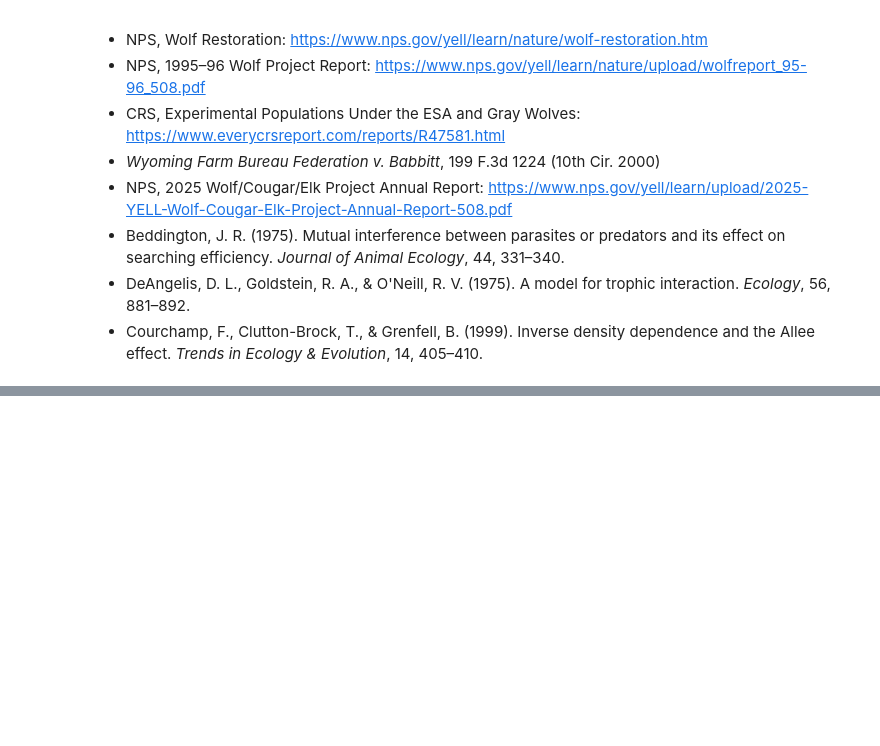
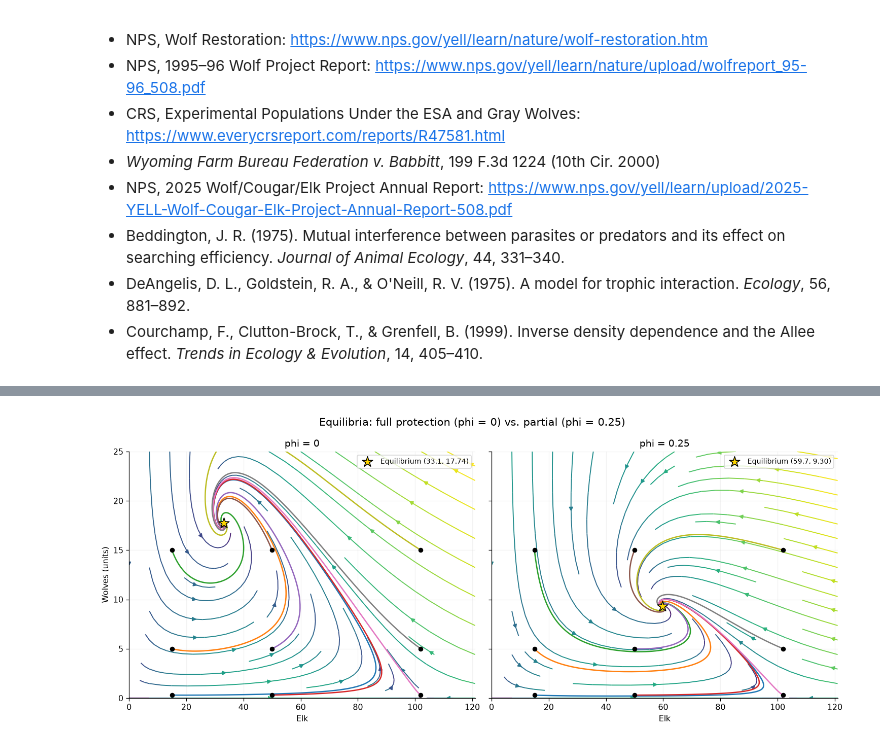
Before and after one commit to rydohaines/Modeling-Wolf-Elk-Populations, a Jupyter notebook: wolf_reintroduction.ipynb, the cells around one changed output, grey strips where cells are left out. Cells and saved outputs as stored; diff of their text form; code cells hidden in the pictures; blank space fills up the shorter version.

```diff
--- a/wolf_reintroduction.ipynb
+++ b/wolf_reintroduction.ipynb
@@ -801,0 +847,23 @@ plt.show()
+# %%
+# Image 2: phase planes and equilibria, phi = 0 vs phi = 0.25
+xlim_c, ylim_c = (0, 1.1 * REINTRO_PARAMS["KF"]), (0, 25)
+
+fig, axes = plt.subplots(1, 2, figsize=(13, 5.5), sharey=True)
+for ax, phi in zip(axes, phis_compare):
+    post = post_release_model(phi, f"phi = {phi:g}")
+    post.plot_streamplot(xlim_c, ylim_c, ax=ax, density=0.6)
+    for E0_, W0_ in starts:
+        traj = post.solve((E0_, W0_), (0, 200), n_points=2001)
+        ax.plot(traj.y[0], traj.y[1], lw=1.6)
+        ax.scatter(E0_, W0_, s=25, color="black", zorder=5)
+    E_inf, W_inf = compare_runs[phi]
+    ax.scatter(E_inf, W_inf, s=180, marker="*", color="gold", edgecolors="black", zorder=6,
+               label=f"Equilibrium ({E_inf:.1f}, {W_inf:.2f})")
+    ax.set(title=f"phi = {phi:g}", xlabel="Elk", ylabel="Wolves (units)" if phi == phis_compare[0] else "")
+    ax.legend(loc="upper right", fontsize=9)
+fig.suptitle("Equilibria: full protection (phi = 0) vs. partial (phi = 0.25)", fontsize=13)
+fig.tight_layout()
+fig.savefig("reintroduction_phi_0_vs_025_equilibria.png", dpi=150, bbox_inches="tight")
+plt.show()
+# %% [output]
+[figure, added]
```
Also changed, not shown: parts of 3 cells of this notebook, 2 other files.
